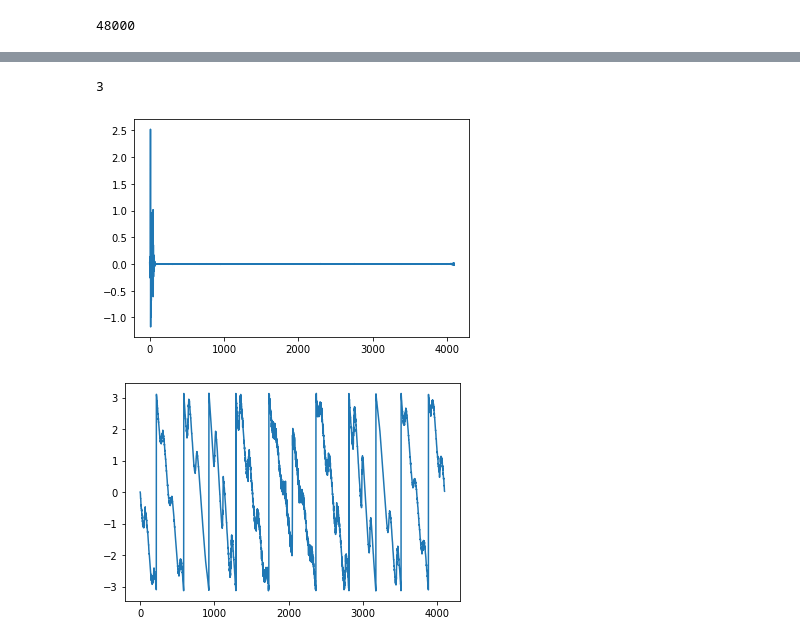
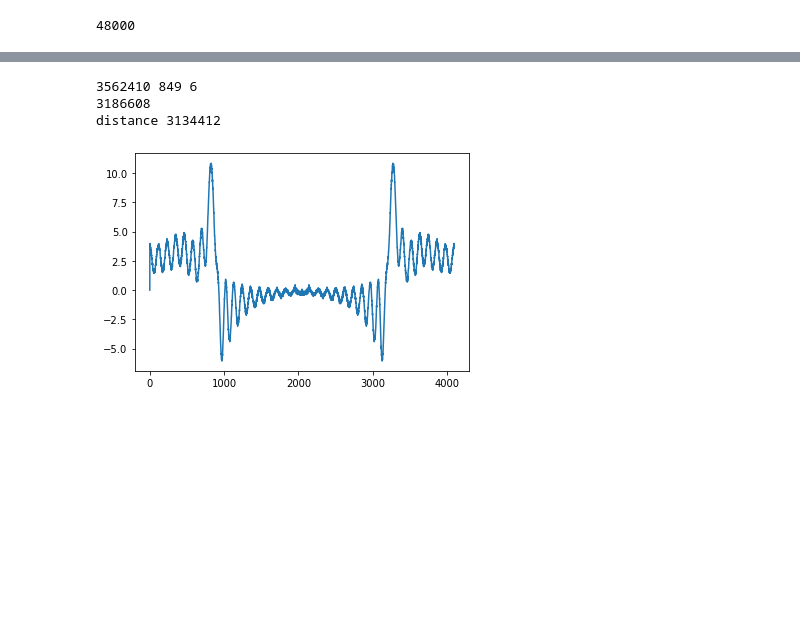
Before and after one commit to kaijunge/CleanNoise_GF3, a Jupyter notebook: Week 2 Challenge - 4.ipynb, the cells around one changed output, grey strips where cells are left out. Drawn from its saved outputs; the diff is of its cells as text; code cells hidden in the pictures; blank space fills up the shorter version.

```diff
--- a/Week 2 Challenge - 4.ipynb
+++ b/Week 2 Challenge - 4.ipynb
@@ -86,35 +73,0 @@ print(i_max, i_max_end)
-# %%
-# NOT SURE HOW TO DO SECOND PART OF SCHMIDL AND COX!!!!
-'''afterchirp = i_max + len(chirp_signal)+101
-window_length = 4096
-y_window = y[afterchirp:afterchirp+window_length]
-
-f_window = fft(y_window)
-
-div = []
-for i in range(4096):
-    if i%2 == 1:
-        div.append(f_window[i]/SC_fourier[i])
-
-plot_y(np.unwrap(np.angle(div)))
-plot_y(np.angle(div), f=1)
-print(abs(f_window)[:10])
-#plot_y(np.angle(f_window))
-
-check_length = 2048-100
-corr = []
-for i in range(2048):
-    p = np.array(y_window[i:i+check_length])
-    p_dash = np.array(y_window[i+2048:i+2048+check_length])
-    #print(p.shape, p_dash.shape)
-    corr.append(np.dot(p, p_dash))
-    #print(i)
-
-plot_y(corr)
-
-i_min = np.argmin(corr)
-rng = 100
-plot_y(corr[i_min - rng:i_min + rng], f=2, title="Closeup of peak +- " + str(rng) + " samples")'''
-3
-# %% [output]
-3
@@ -128,8 +74,43 @@ CE_samples, CE_freq, remaining = sliceData(y_confirm, shift, 4096, 100, 100)
+# %%
+error = 1
+y_confirm = y[i_max+ len(chirp_signal)+4096+100+error:]
+
+dist = i_max_end - i_max - len(chirp_signal)
+num_of_symbol = math.floor(dist/4196)
+print(dist, num_of_symbol, dist - num_of_symbol*4196)
+
+
+# start of second 100 symbols
+y_end_CE =  y[i_max + len(chirp_signal) + (num_of_symbol-101)*4196:]
+print(len(chirp_signal) + (num_of_symbol-101)*4196)
+
+
+# Distance from 50th CE symbol at start to 50th CE symbol at the end
+# Writing out full expression for clarity here
+start = i_max + len(chirp_signal) + 4196 + 4196*50  #chirp start + chirp length + S&C + 50 symbols
+end = i_max + len(chirp_signal) + (num_of_symbol-101)*4196 + 4196*50  # start of second 100 symbols + 50 symbols
+distance = end - start
+
+print("distance", distance)
+
+shift = 100
+CE_samples, CE_freq, remaining = sliceData(y_confirm, shift, 4096, 100, 100)
+CE_samples_2, CE_freq_2, remaining_2 = sliceData(y_end_CE, shift, 4096, 100, 100)
+# %% [output]
+3562410 849 6
+3186608
+distance 3134412
 # %%
 # getImpulseSimple(freq, known_freq, N, repeat)
-impulse_simple, TF = getImpulseSimple(CE_freq, known_fourier, len(CE_freq[0]), len(CE_freq))
 
-plot_y(impulse_simple)
+#impulse_simple, TF = getImpulseSimple(CE_freq, known_fourier, len(CE_freq[0]), len(CE_freq))
+#impulse_simple_2, TF_2 = getImpulseSimple(CE_freq_2, known_fourier, len(CE_freq_2[0]), len(CE_freq_2))
+
+impulse_simple, TF = getImpulseSimple_time_avg(CE_samples, known_fourier, len(CE_samples[0]), len(CE_samples))
+impulse_simple_2, TF_2 = getImpulseSimple_time_avg(CE_samples_2, known_fourier, len(CE_samples_2[0]), len(CE_samples_2))
+
+plot_y(TF)
+#plot_y(TF.imag)
+#plot_y(np.angle(TF), f=1)
 # %% [output]
-[figure, old version]
+[figure, new version]
-[figure, removed]
```
Also changed, not shown: parts of 12 cells of this notebook, 8 other files.
